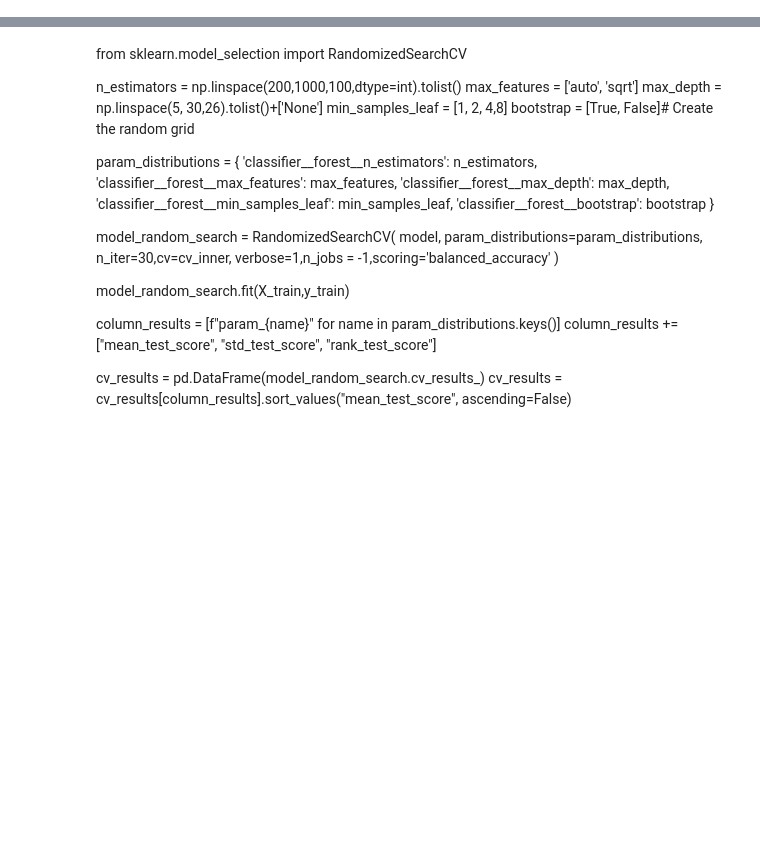
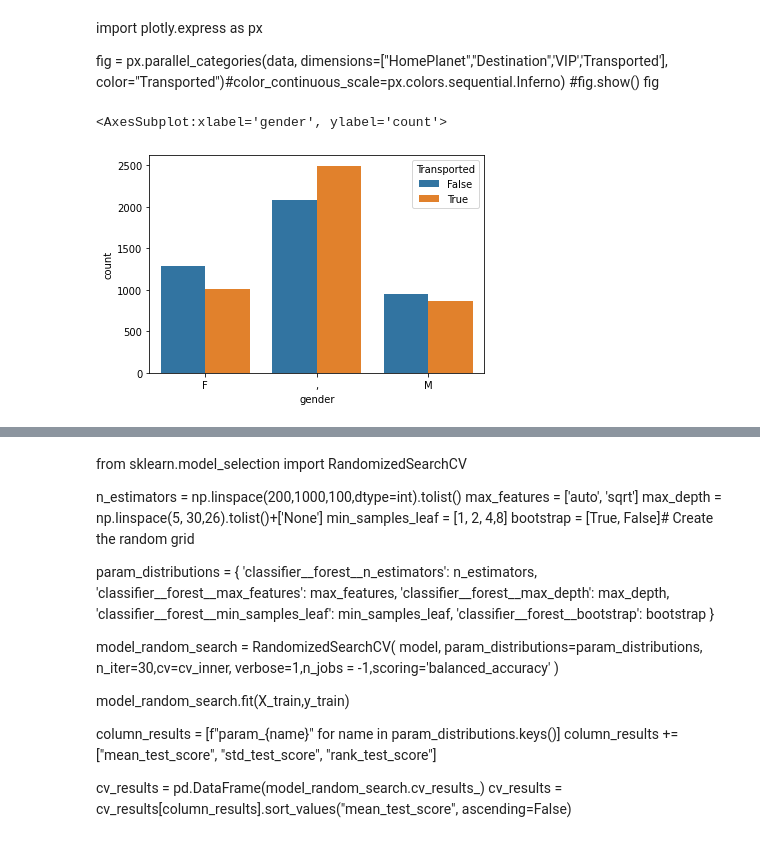
Before and after one commit to qarnaudfr/spaceship-titanic, a Jupyter notebook: titanic-june.ipynb, the cells around one changed output, grey strips where cells are left out. Cells and saved outputs as stored; diff of their text form; code cells hidden in the pictures; blank space fills up the shorter version.

Commit message:
Kaggle Notebook | Titanic_June_new_title | Version 22

```diff
--- a/titanic-june.ipynb
+++ b/titanic-june.ipynb
@@ -17,6 +17,7 @@ online = True if initial_directory=='/kaggle/working' else False
 parrent_directory = os.path.split(initial_directory)[0]
 #whether we are working online or locally,os.path.join allows us to deal easily with
 
-train_file = os.path.join(parrent_directory,'kaggle','input',Project,"train.csv")
-test_file = os.path.join(parrent_directory,'kaggle','input',Project,"test.csv")
+train_file = os.path.join(parrent_directory,'input',Project,"train.csv")
+test_file = os.path.join(parrent_directory,'input',Project,"test.csv")
 print(train_file,"\n",test_file)
+os.path.split(initial_directory)
@@ -22,0 +45,7 @@ print(train_file,"\n",test_file)
+# %%
+from names_dataset import NameDataset, NameWrapper
+
+# The V3 lib takes time to init (the database is massive). Tip: Put it into the init of your app.
+nd = NameDataset()
+
+print(NameWrapper(nd.search('Zoe')).describe[0])
@@ -22,0 +54,3 @@ print(train_file,"\n",test_file)
+# %%
+data['first_name'] = data['Name'].apply(lambda x:str(x).split(" ")[0])
+data["gender"] = data.Name.apply(lambda x: NameWrapper(nd.search(str(x).split()[0])).describe[0])
@@ -31,7 +121,7 @@ def add_new_variables(data):
     data["Luxury"] = data[Luxury_variables].sum(axis=1)
 
     data["nbnan"] = data.isnull().sum(axis=1)
-
+    data["gender"] = data.Name.apply(lambda x: NameWrapper(nd.search(str(x).split()[0])).describe[0])
     data['last_name'] = data['Name'].apply(lambda x:str(x).split(" ")[-1])
     data.last_name.value_counts()
     data['N_Familly_members'] = data.groupby('last_name')['last_name'].transform('count')
@@ -158,3 +251,10 @@ sns.heatmap(data.corr(),annot=True)
+# %% [markdown]
+import plotly.express as px
+
+fig = px.parallel_categories(data, dimensions=["HomePlanet","Destination",'VIP','Transported'],
+                color="Transported")#color_continuous_scale=px.colors.sequential.Inferno)
+#fig.show()
+fig
 # %%
 fig,ax = plt.subplots()
 sns.histplot(data=data[data.Luxury==0],x='Age',ax=ax)
@@ -162,7 +262,10 @@ sns.histplot(data=data[data.Luxury!=0],x='Age',ax=ax)
 # %%
 clean_data(data).isnull().sum()
 # %%
-sns.countplot(data=data,x='Destination',hue='HomePlanet')
+sns.countplot(data=data,x='gender',hue='Transported')
+# %% [output]
+<AxesSubplot:xlabel='gender', ylabel='count'>
+[figure, added]
 # %%
 from sklearn import set_config
 set_config(display="diagram")
```
Also changed, not shown: parts of 14 cells of this notebook.
